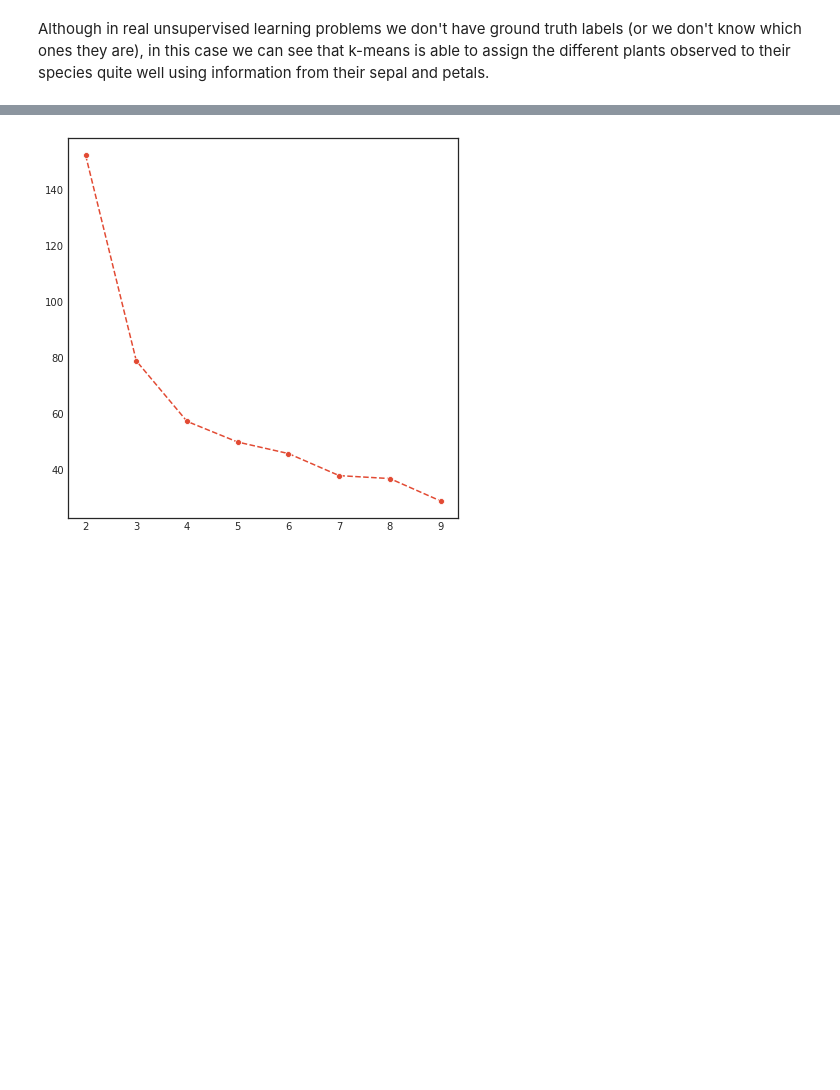
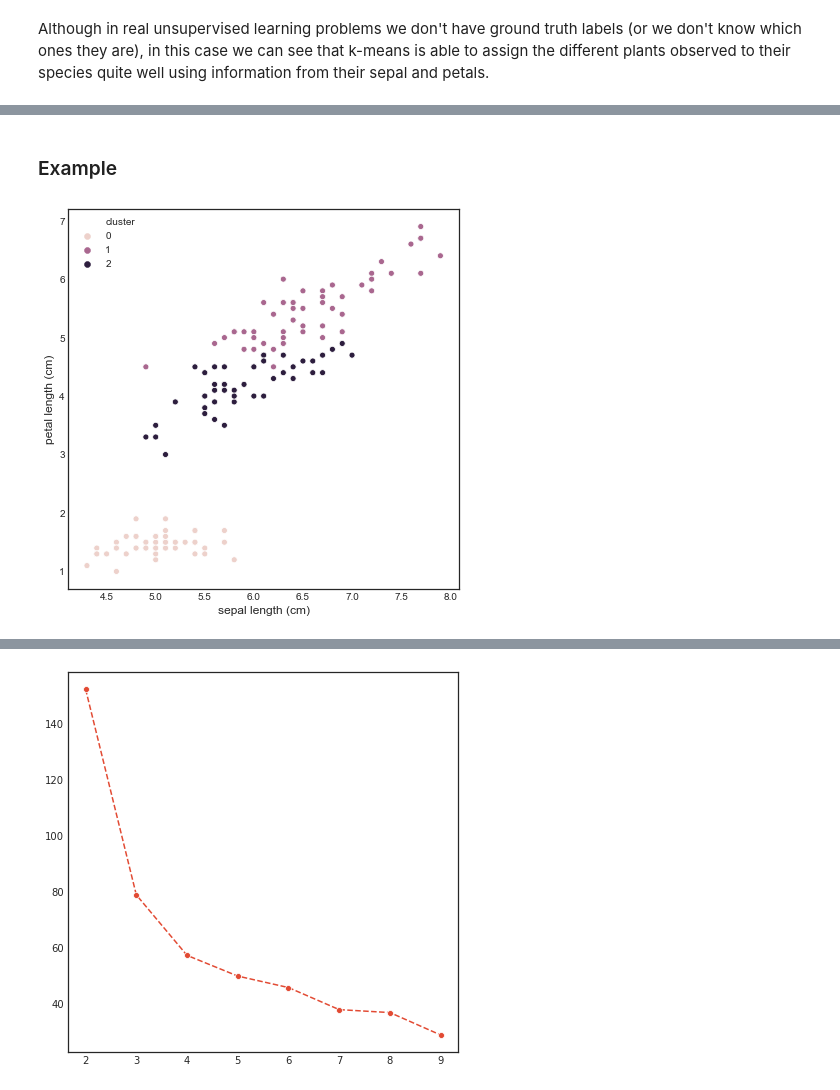
Before and after one commit to IvoLeist/ml_cnag-crg_course, a Jupyter notebook: day3/unsupervised_learning.ipynb, the cells around one changed output, grey strips where cells are left out. Saved outputs shown, nothing was run; the diff lists cells and outputs as text; code cells hidden in the pictures; blank space fills up the shorter version.

Commit message:
updated day3 with gaussian mixture models

```diff
--- a/day3/unsupervised_learning.ipynb
+++ b/day3/unsupervised_learning.ipynb
@@ -341,0 +366,12 @@ $$
+# %% [markdown]
+### Example
+# %%
+from sklearn.mixture import GaussianMixture
+gm = GaussianMixture(n_components=3)
+labels = gm.fit_predict(X)
+
+df = X.assign(cluster=labels)
+sns.scatterplot(data=df, x='sepal length (cm)', y='petal length (cm)', hue='cluster')
+plt.show()
+# %% [output]
+[figure, added]
```
Also changed, not shown: parts of 25 cells of this notebook.
